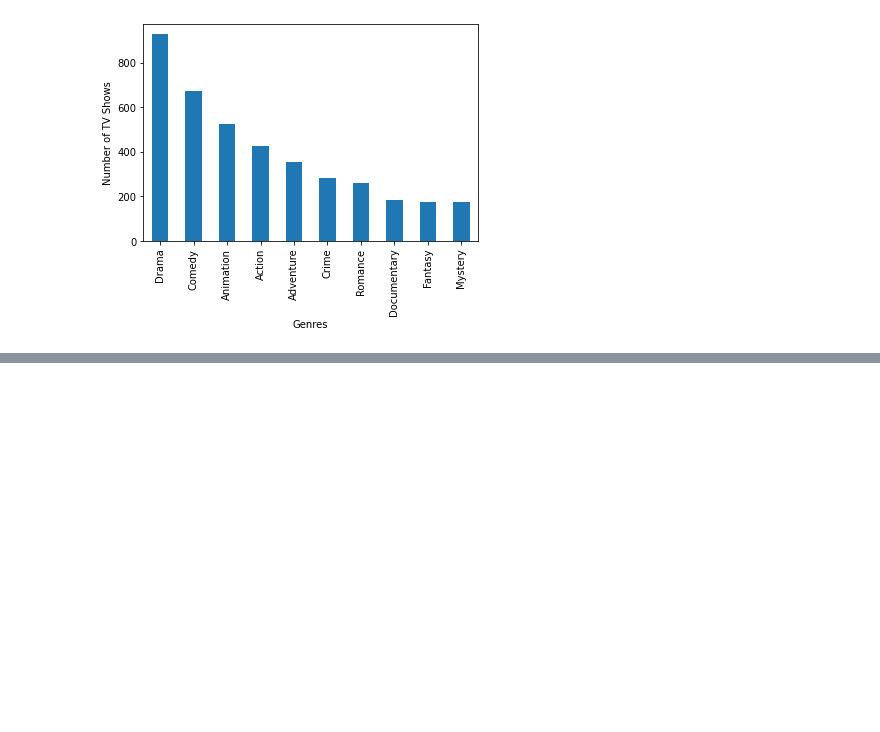
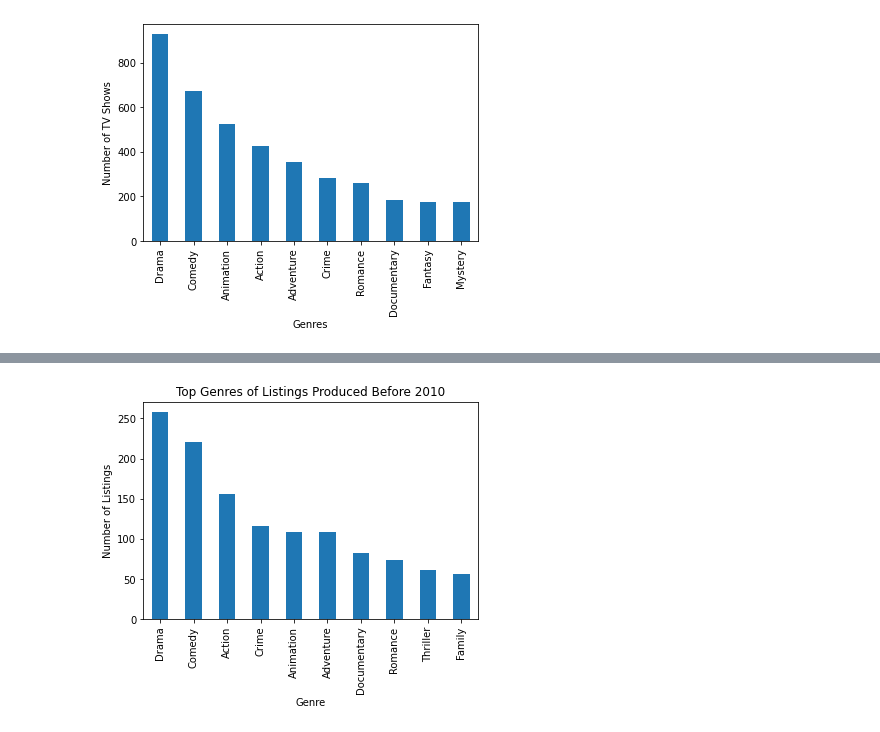
Before and after one commit to feifeikong/Springboard, a Jupyter notebook: Craft a Story from a Dataset/Netflix Movies and Shows Data Visualization.ipynb, the cells around one changed output, grey strips where cells are left out. Saved outputs shown, nothing was run; the diff lists cells and outputs as text; code cells hidden in the pictures; blank space fills up the shorter version.

```diff
--- a/Craft a Story from a Dataset/Netflix Movies and Shows Data Visualization.ipynb
+++ b/Craft a Story from a Dataset/Netflix Movies and Shows Data Visualization.ipynb
@@ -178 +179,12 @@ Top Genres for Movies but not TV Shows: {'Thriller', 'Horror', 'Biography'}
+# %%
+#Analyze the genres of listings produced before 2010 and after 2010
+
+top_genres_before_2010 = cleaned_data[cleaned_data['startYear'] <= 2010].iloc[:, 13:].sum().sort_values(ascending=False).head(10)
+_ = top_genres_before_2010.plot(kind='bar')
+_ = plt.xlabel('Genre')
+_ = plt.ylabel('Number of Listings')
+_ = plt.title('Top Genres of Listings Produced Before 2010')
+plt.show()
+# %% [output]
+[figure, added]
 # %%
```
Also changed, not shown: parts of 14 cells of this notebook.
